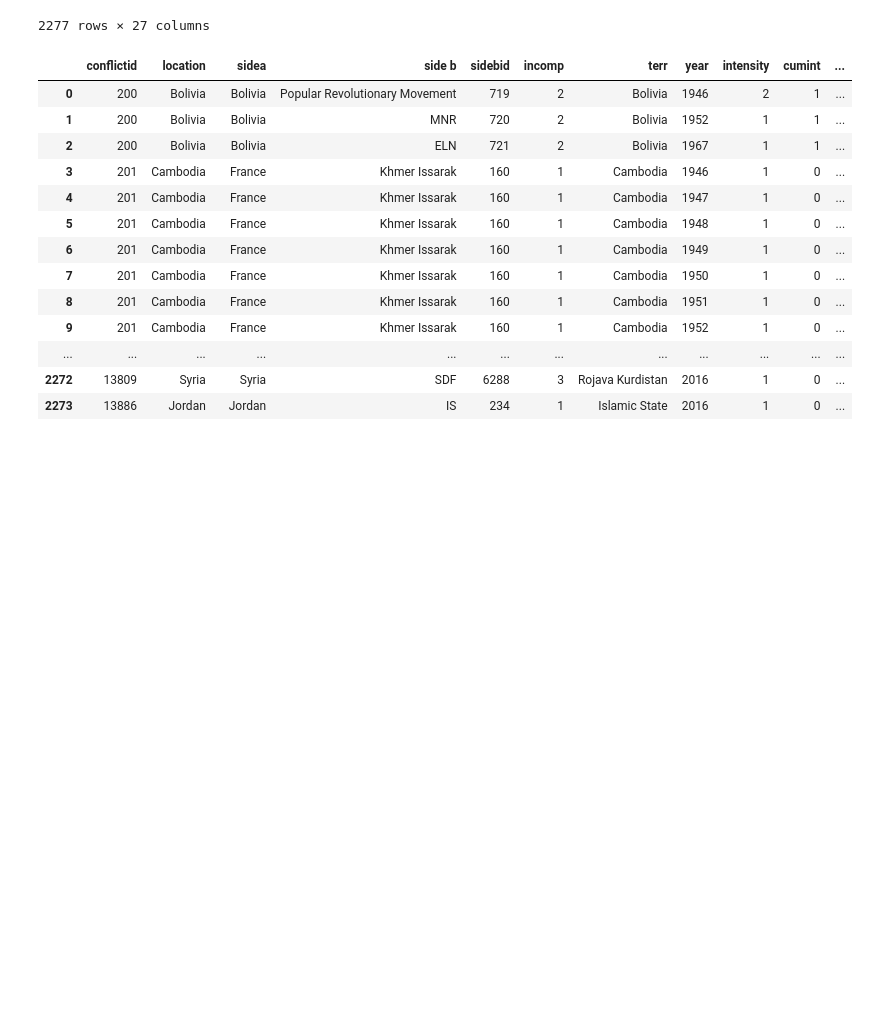
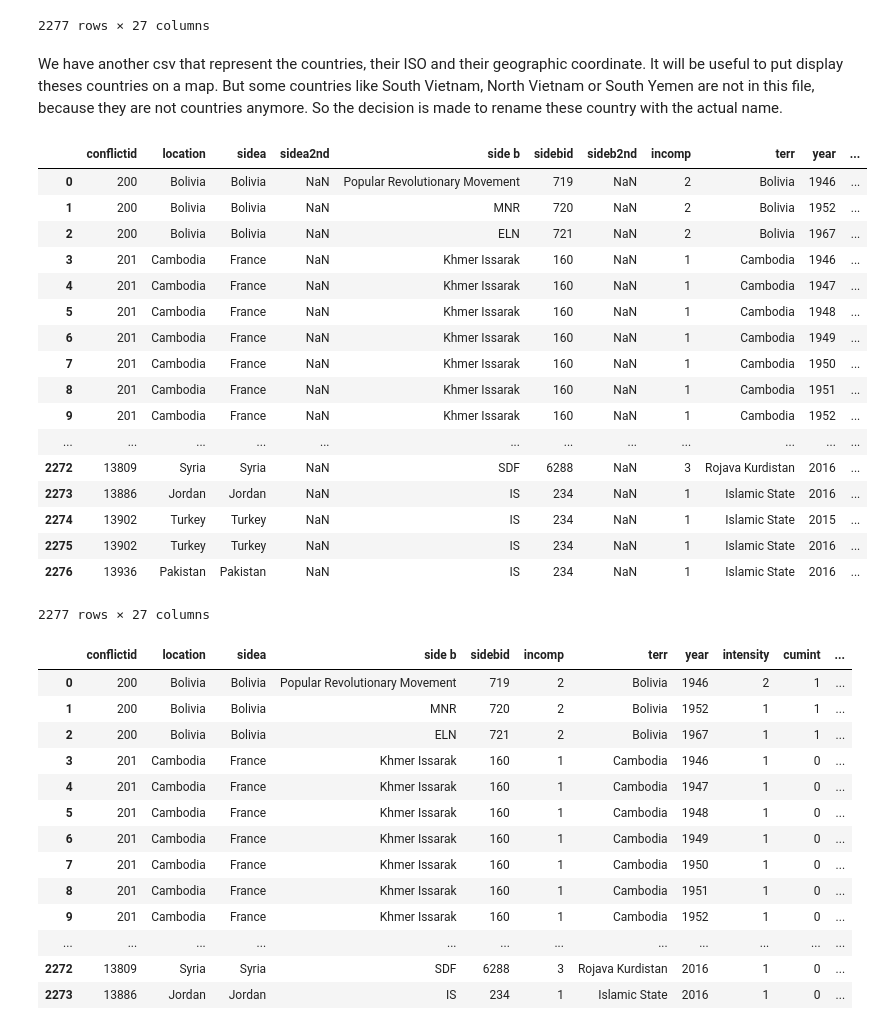
Before and after one commit to julied20/ada-2017, a Jupyter notebook: Project/Cleaning_ucdp.ipynb, the cells around one changed output. Saved outputs shown, nothing was run; the diff lists cells and outputs as text; code cells hidden in the pictures; blank space fills up the shorter version.

```diff
--- a/Project/Cleaning_ucdp.ipynb
+++ b/Project/Cleaning_ucdp.ipynb
@@ -40,6 +40,35 @@ for index, row in conflict_df.iterrows():
 
     if pd.isnull(row['terr']) :
         conflict_df.loc[index, 'terr'] = row['location']
+# %% [markdown]
+We have another csv that represent the countries, their ISO and their geographic coordinate. It will be useful to put display theses countries on a map. But some countries like South Vietnam, North Vietnam or South Yemen are not in this file, because they are not countries anymore. So the decision is made to rename these country with the actual name.
+# %%
+for index, row in conflict_df.iterrows():
+    if conflict_df.loc[index, 'location'] == 'North Vietnam' or conflict_df.loc[index, 'location'] == 'South Vietnam, Vietnam' or conflict_df.loc[index, 'location'] == 'South Vietnam':
+        conflict_df.loc[index, 'location'] = 'Vietnam'
+    if conflict_df.loc[index, 'location'] == 'South Yemen':
+        conflict_df.loc[index, 'location'] = 'Yemen'
+# %%
+conflict_df
+# %% [output]
+|  | conflictid | location | sidea | sidea2nd | side b | sidebid | sideb2nd | incomp | terr | year | ... |
+| 0 | 200 | Bolivia | Bolivia | NaN | Popular Revolutionary Movement | 719 | NaN | 2 | Bolivia | 1946 | ... |
+| 1 | 200 | Bolivia | Bolivia | NaN | MNR | 720 | NaN | 2 | Bolivia | 1952 | ... |
+| 2 | 200 | Bolivia | Bolivia | NaN | ELN | 721 | NaN | 2 | Bolivia | 1967 | ... |
+| 3 | 201 | Cambodia | France | NaN | Khmer Issarak | 160 | NaN | 1 | Cambodia | 1946 | ... |
+| 4 | 201 | Cambodia | France | NaN | Khmer Issarak | 160 | NaN | 1 | Cambodia | 1947 | ... |
+| 5 | 201 | Cambodia | France | NaN | Khmer Issarak | 160 | NaN | 1 | Cambodia | 1948 | ... |
+| 6 | 201 | Cambodia | France | NaN | Khmer Issarak | 160 | NaN | 1 | Cambodia | 1949 | ... |
+| 7 | 201 | Cambodia | France | NaN | Khmer Issarak | 160 | NaN | 1 | Cambodia | 1950 | ... |
+| 8 | 201 | Cambodia | France | NaN | Khmer Issarak | 160 | NaN | 1 | Cambodia | 1951 | ... |
+| 9 | 201 | Cambodia | France | NaN | Khmer Issarak | 160 | NaN | 1 | Cambodia | 1952 | ... |
+| ... | ... | ... | ... | ... | ... | ... | ... | ... | ... | ... | ... |
+| 2272 | 13809 | Syria | Syria | NaN | SDF | 6288 | NaN | 3 | Rojava Kurdistan | 2016 | ... |
+| 2273 | 13886 | Jordan | Jordan | NaN | IS | 234 | NaN | 1 | Islamic State | 2016 | ... |
+| 2274 | 13902 | Turkey | Turkey | NaN | IS | 234 | NaN | 1 | Islamic State | 2015 | ... |
+| 2275 | 13902 | Turkey | Turkey | NaN | IS | 234 | NaN | 1 | Islamic State | 2016 | ... |
+| 2276 | 13936 | Pakistan | Pakistan | NaN | IS | 234 | NaN | 1 | Islamic State | 2016 | ... |
+2277 rows × 27 columns
 # %%
 conflict_df = conflict_df.drop(['gwnoa2nd', 'gwnob2nd', 'gwnoloc', 'gwnoa',
                   'gwnob', 'version', 'startdate2', 'startprec',
```
Also changed, not shown: parts of 6 cells of this notebook, 3 other files.
